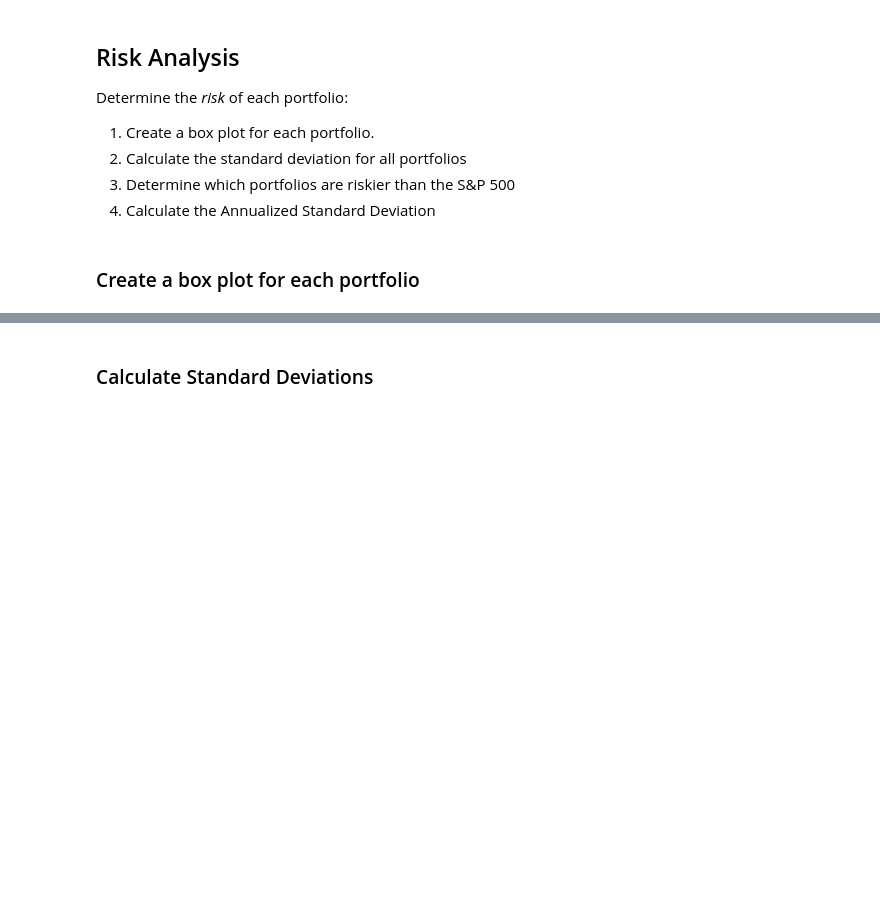
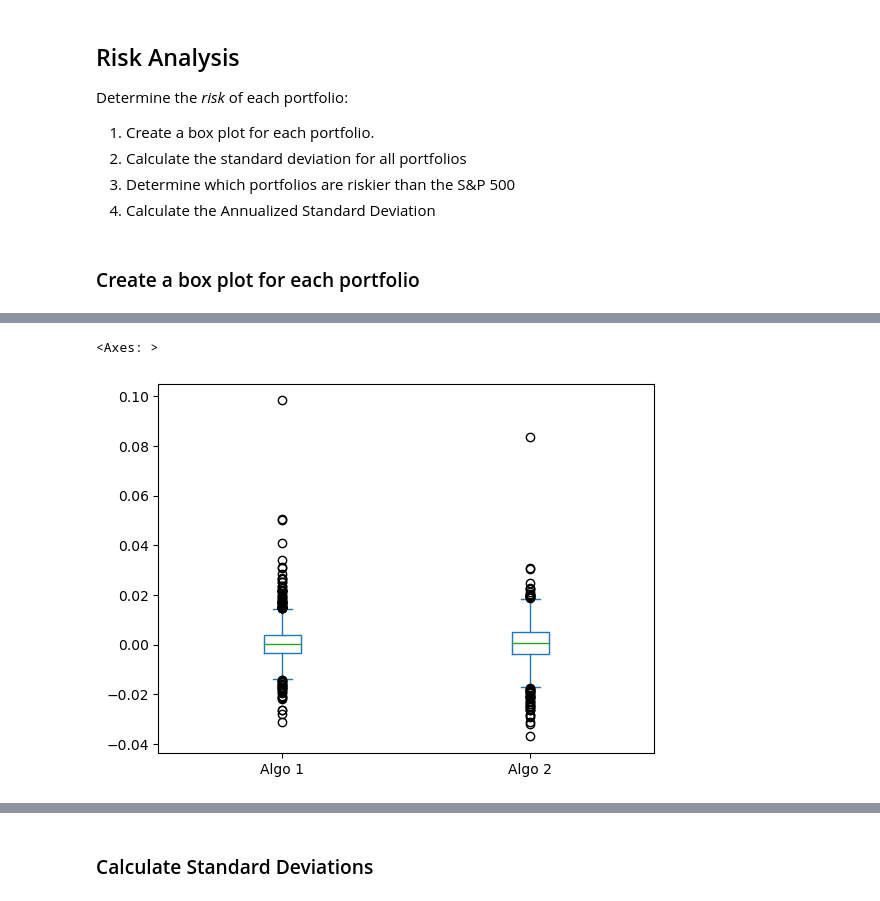
Before and after one commit to eyva19/Portfolio_perfomance_assessment, a Jupyter notebook: whale_analysis.ipynb, the cells around one changed output, grey strips where cells are left out. Drawn from its saved outputs; the diff is of its cells as text; code cells hidden in the pictures; blank space fills up the shorter version.

```diff
--- a/whale_analysis.ipynb
+++ b/whale_analysis.ipynb
@@ -258,0 +263,5 @@ Determine the _risk_ of each portfolio:
+# %%
+algo_df.plot.box()
+# %% [output]
+<Axes: >
+[figure, added]
```
Also changed, not shown: parts of 5 cells of this notebook.
